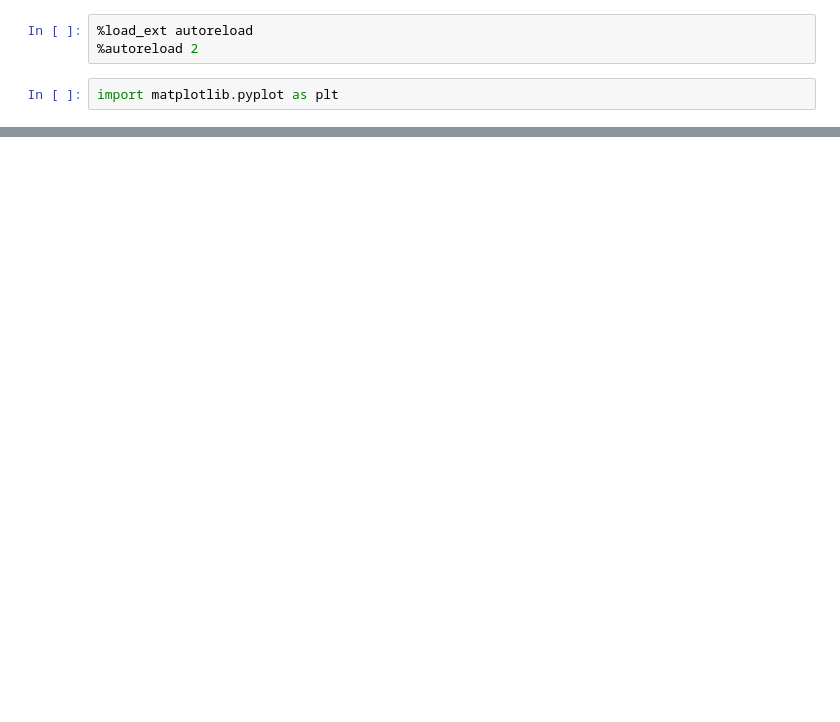
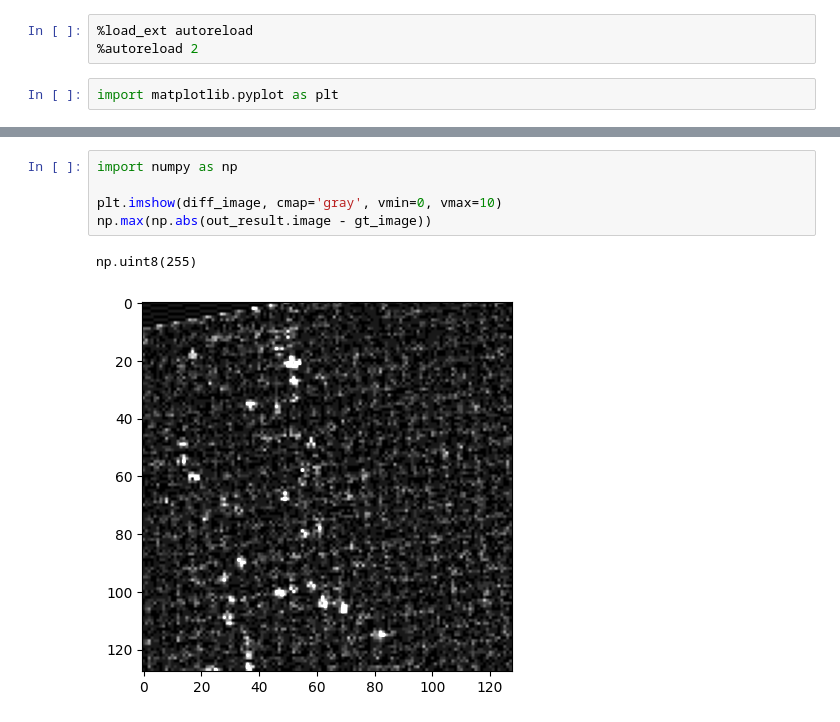
Before and after one commit to FZJ-INM1-BDA/tiamat, a Jupyter notebook: notebooks/dfield_transform.ipynb, the cells around one changed output, grey strips where cells are left out. Drawn from its saved outputs; the diff is of its cells as text; blank space fills up the shorter version.

```diff
--- a/notebooks/dfield_transform.ipynb
+++ b/notebooks/dfield_transform.ipynb
@@ -79,0 +89,8 @@ gt_image.shape
+# %%
+import numpy as np
+
+plt.imshow(diff_image, cmap='gray', vmin=0, vmax=10)
+np.max(np.abs(out_result.image - gt_image))
+# %% [output]
+np.uint8(255)
+[figure, added]
```
Also changed, not shown: parts of 7 cells of this notebook, 2 other files.
